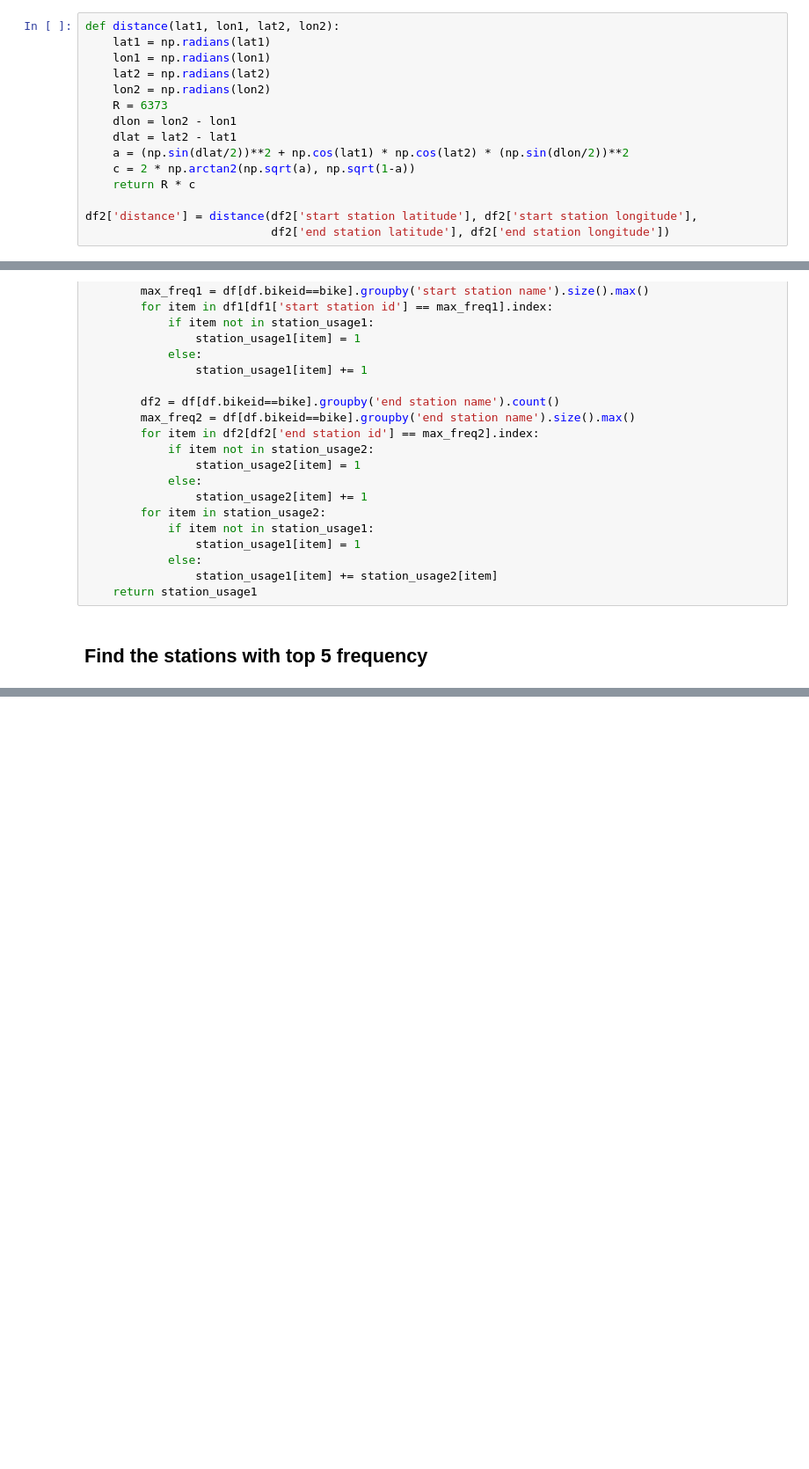
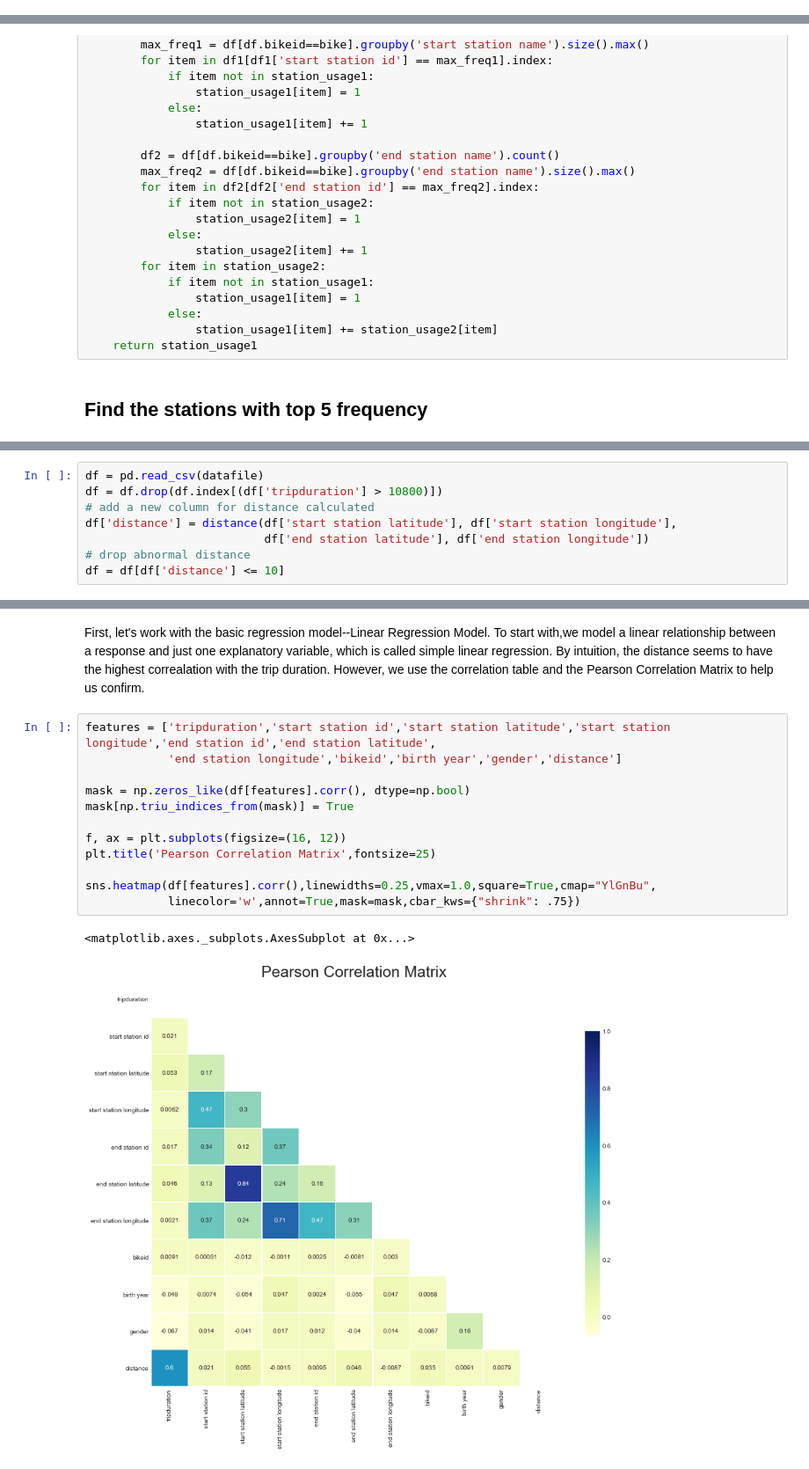
Before and after one commit to harry0107100/Citibike-Analysis, a Jupyter notebook: CITI_GIT.ipynb, the cells around one changed output, grey strips where cells are left out. Shown at 88% size. Cells and saved outputs as stored; diff of their text form; blank space fills up the shorter version.

```diff
--- a/CITI_GIT.ipynb
+++ b/CITI_GIT.ipynb
@@ -1072,15 +887,0 @@ df2.head()
-# %%
-def distance(lat1, lon1, lat2, lon2):
-    lat1 = np.radians(lat1)
-    lon1 = np.radians(lon1)
-    lat2 = np.radians(lat2)
-    lon2 = np.radians(lon2)
-    R = 6373
-    dlon = lon2 - lon1
-    dlat = lat2 - lat1
-    a = (np.sin(dlat/2))**2 + np.cos(lat1) * np.cos(lat2) * (np.sin(dlon/2))**2
-    c = 2 * np.arctan2(np.sqrt(a), np.sqrt(1-a))
-    return R * c
-
-df2['distance'] = distance(df2['start station latitude'], df2['start station longitude'],
-                           df2['end station latitude'], df2['end station longitude'])
@@ -1269,0 +938,8 @@ print(sorted(l, key=l.__getitem__,reverse=True)[0:5])
+# %%
+df = pd.read_csv(datafile)
+df = df.drop(df.index[(df['tripduration'] > 10800)])
+# add a new column for distance calculated
+df['distance'] = distance(df['start station latitude'], df['start station longitude'],
+                          df['end station latitude'], df['end station longitude'])
+# drop abnormal distance
+df = df[df['distance'] <= 10]
@@ -1269,0 +960,17 @@ print(sorted(l, key=l.__getitem__,reverse=True)[0:5])
+# %% [markdown]
+First, let's work with the basic regression model--Linear Regression Model. To start with,we model a linear relationship between a response and just one explanatory variable, which is called simple linear regression. By intuition, the distance seems to have the highest correalation with the trip duration.  However, we use the correlation table and the Pearson Correlation Matrix to help us confirm.
+# %%
+features = ['tripduration','start station id','start station latitude','start station longitude','end station id','end station latitude',
+            'end station longitude','bikeid','birth year','gender','distance']
+
+mask = np.zeros_like(df[features].corr(), dtype=np.bool)
+mask[np.triu_indices_from(mask)] = True
+
+f, ax = plt.subplots(figsize=(16, 12))
+plt.title('Pearson Correlation Matrix',fontsize=25)
+
+sns.heatmap(df[features].corr(),linewidths=0.25,vmax=1.0,square=True,cmap="YlGnBu",
+            linecolor='w',annot=True,mask=mask,cbar_kws={"shrink": .75})
+# %% [output]
+<matplotlib.axes._subplots.AxesSubplot at 0x...>
+[figure, added]
```
Also changed, not shown: parts of 145 cells of this notebook.
